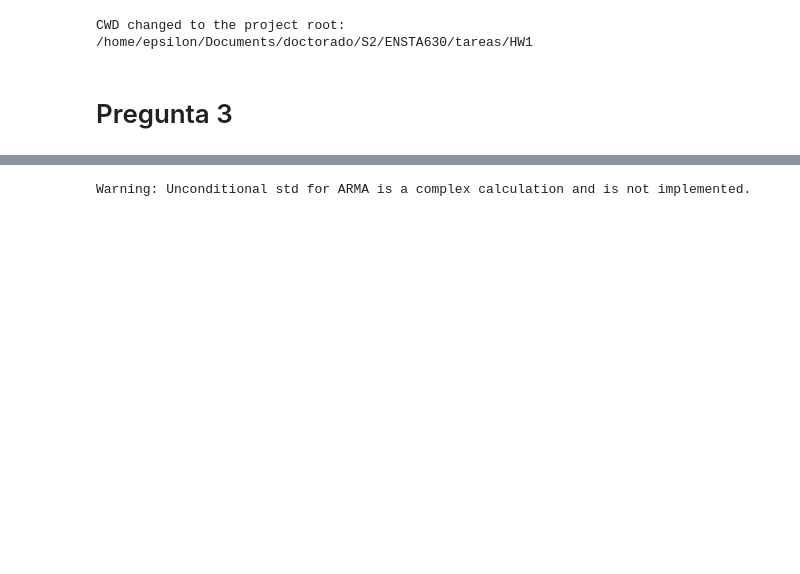
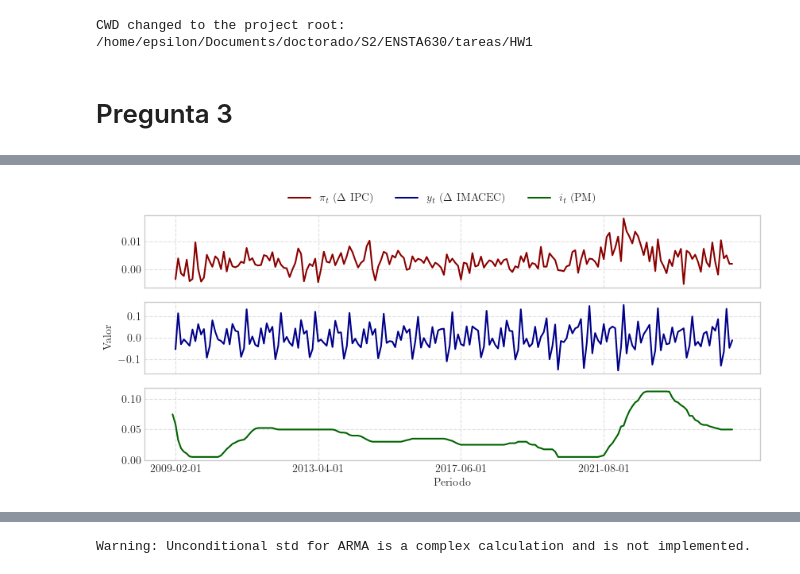
Before and after one commit to ensta630team/HW1---Python, a Jupyter notebook: presentation/notebooks/pregunta_3.ipynb, the cells around one changed output, grey strips where cells are left out. Saved outputs shown, nothing was run; the diff lists cells and outputs as text; code cells hidden in the pictures; blank space fills up the shorter version.

```diff
--- a/presentation/notebooks/pregunta_3.ipynb
+++ b/presentation/notebooks/pregunta_3.ipynb
@@ -20,0 +49,5 @@ from source.optimize.likelihood import maximum_likelihood_estimation
+# %%
+fig, axes = plt.subplots(3, 1, figsize=(10, 4), sharex=True)
+fig, axes = uplot.plot_series_p3(dataset, fig, axes)
+# %% [output]
+[figure, added]
```
Also changed, not shown: parts of 25 cells of this notebook, 8 other files.
